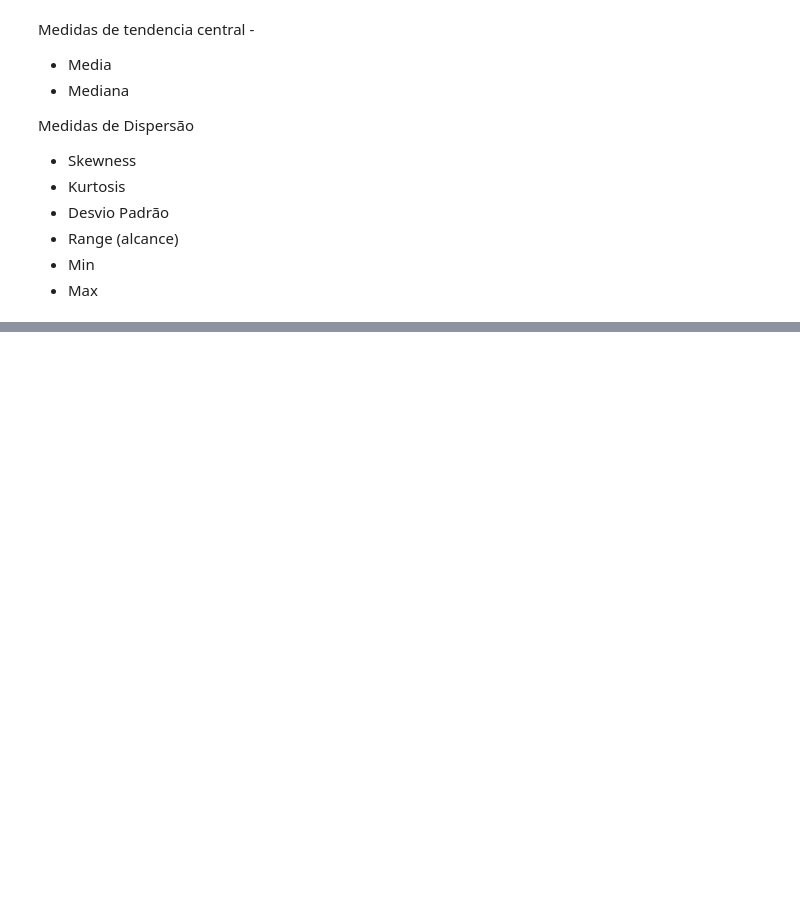
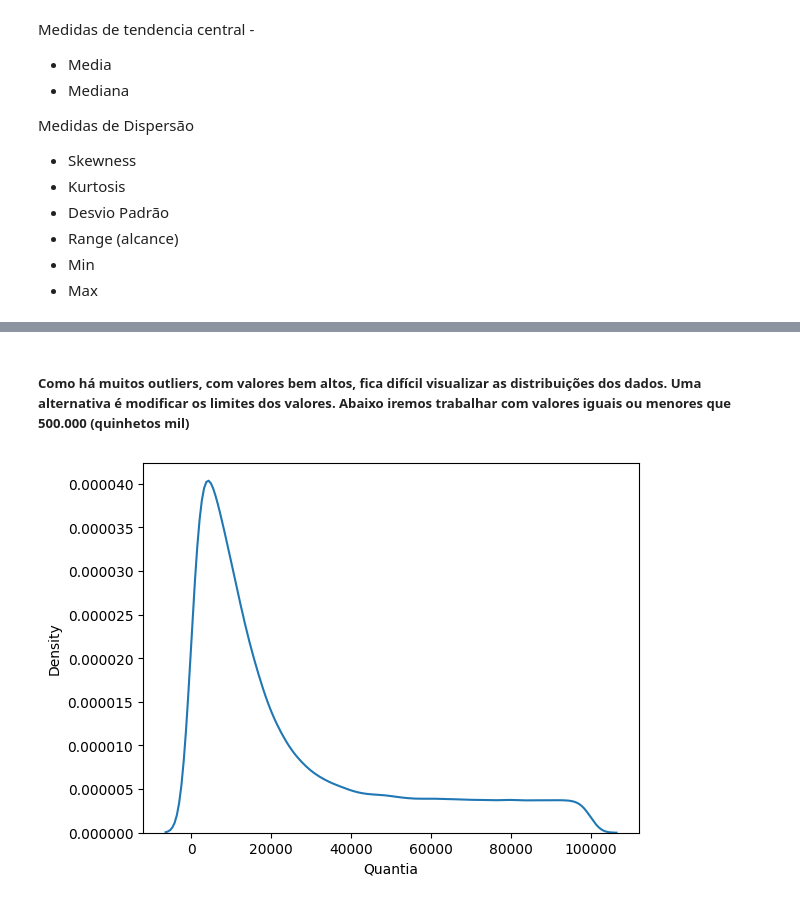
Before and after one commit to ValmirJrDS/deteccao_fraude, a Jupyter notebook: notebooks/deteccao_fraude.ipynb, the cells around one changed output, grey strips where cells are left out. Cells and saved outputs as stored; diff of their text form; code cells hidden in the pictures; blank space fills up the shorter version.

```diff
--- a/notebooks/deteccao_fraude.ipynb
+++ b/notebooks/deteccao_fraude.ipynb
@@ -217,0 +275,7 @@ plt.show()
+# %% [markdown]
+##### Como há muitos outliers, com valores bem altos, fica difícil visualizar as distribuições dos dados. Uma alternativa é modificar os limites dos valores. Abaixo iremos trabalhar com valores iguais ou menores que 500.000 (quinhetos mil)
+# %%
+sns.kdeplot(data=base_fraude_raw1[base_fraude_raw1.Quantia <= 100000], x='Quantia')
+plt.ticklabel_format(style='plain', axis='y')
+# %% [output]
+[figure, added]
```
Also changed, not shown: parts of 24 cells of this notebook, 1 other file.
